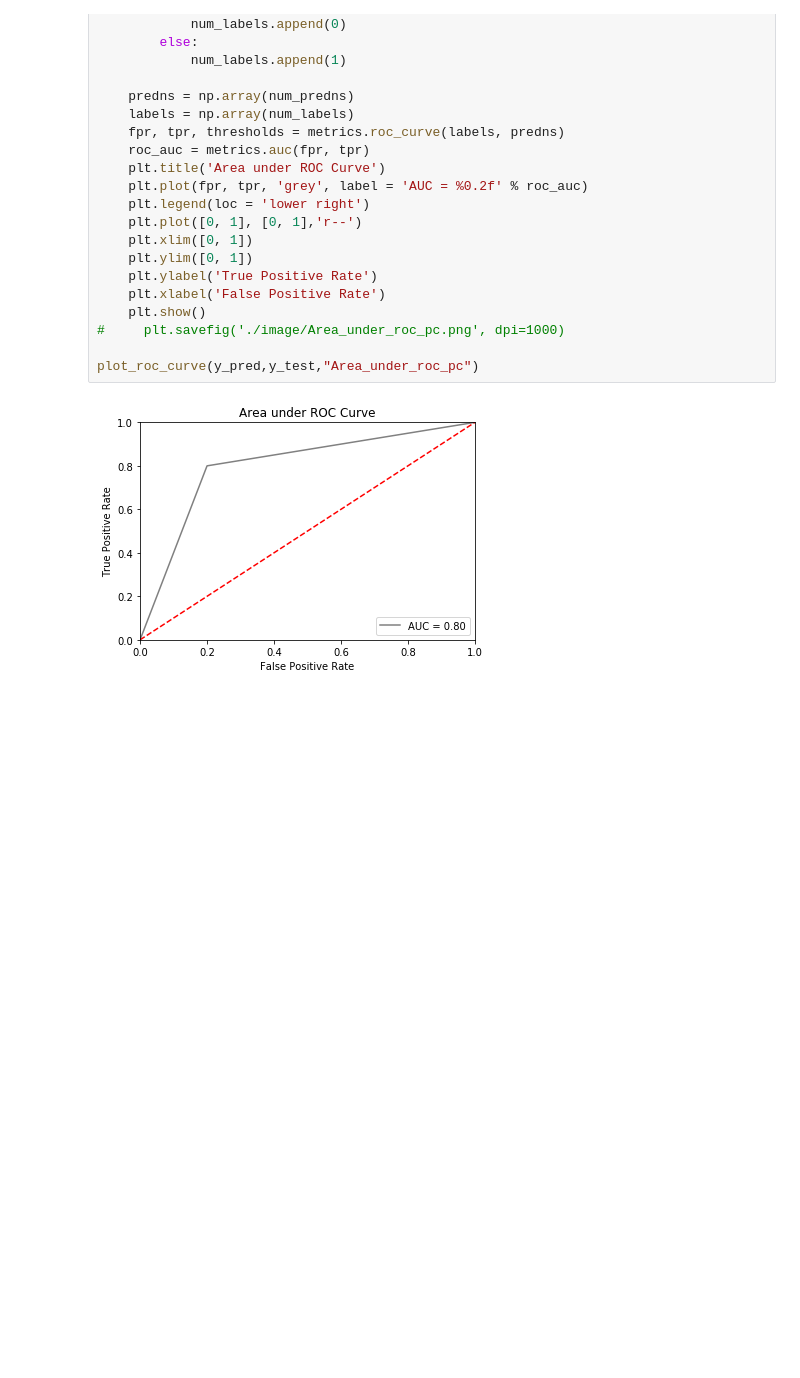
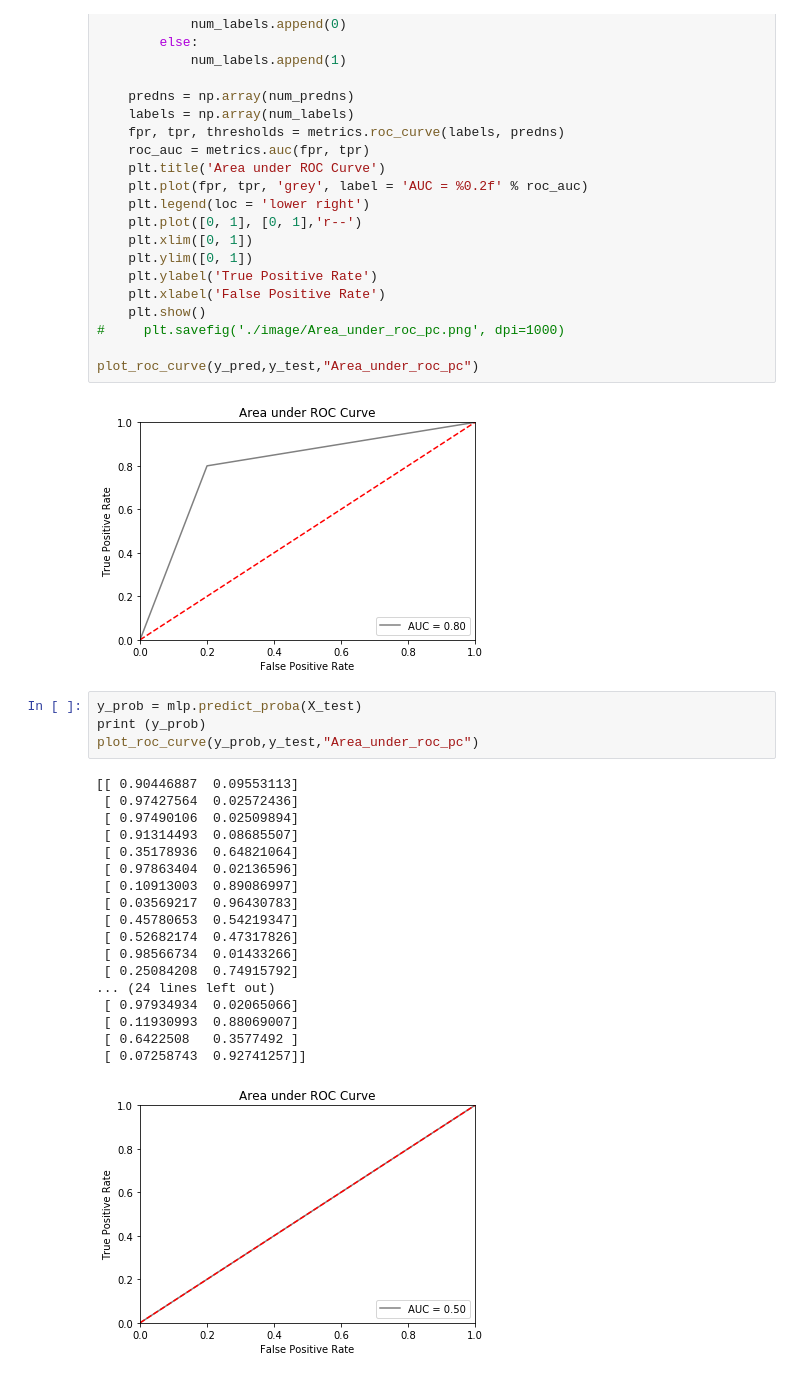
Before and after one commit to bkommineni/Activity-Recognition-Using-Sensordata, a Jupyter notebook: NeuronBinaryClassification/Jupyter_Notebook/MultiLayerPerceptrop_3_train_10_test.ipynb, the cells around one changed output. Drawn from its saved outputs; the diff is of its cells as text; blank space fills up the shorter version.

```diff
--- a/NeuronBinaryClassification/Jupyter_Notebook/MultiLayerPerceptrop_3_train_10_test.ipynb
+++ b/NeuronBinaryClassification/Jupyter_Notebook/MultiLayerPerceptrop_3_train_10_test.ipynb
@@ -142,3 +142,26 @@ def plot_roc_curve(Y_predict,Y_test,name_graph):
 plot_roc_curve(y_pred,y_test,"Area_under_roc_pc")
 # %% [output]
 [figure]
+# %%
+y_prob = mlp.predict_proba(X_test)
+print (y_prob)
+plot_roc_curve(y_prob,y_test,"Area_under_roc_pc")
+# %% [output]
+[[ 0.90446887  0.09553113]
+ [ 0.97427564  0.02572436]
+ [ 0.97490106  0.02509894]
+ [ 0.91314493  0.08685507]
+ [ 0.35178936  0.64821064]
+ [ 0.97863404  0.02136596]
+ [ 0.10913003  0.89086997]
+ [ 0.03569217  0.96430783]
+ [ 0.45780653  0.54219347]
+ [ 0.52682174  0.47317826]
+ [ 0.98566734  0.01433266]
+ [ 0.25084208  0.74915792]
+... (24 lines left out)
+ [ 0.97934934  0.02065066]
+ [ 0.11930993  0.88069007]
+ [ 0.6422508   0.3577492 ]
+ [ 0.07258743  0.92741257]]
+[figure, added]
```
Also changed, not shown: 3 other files.
